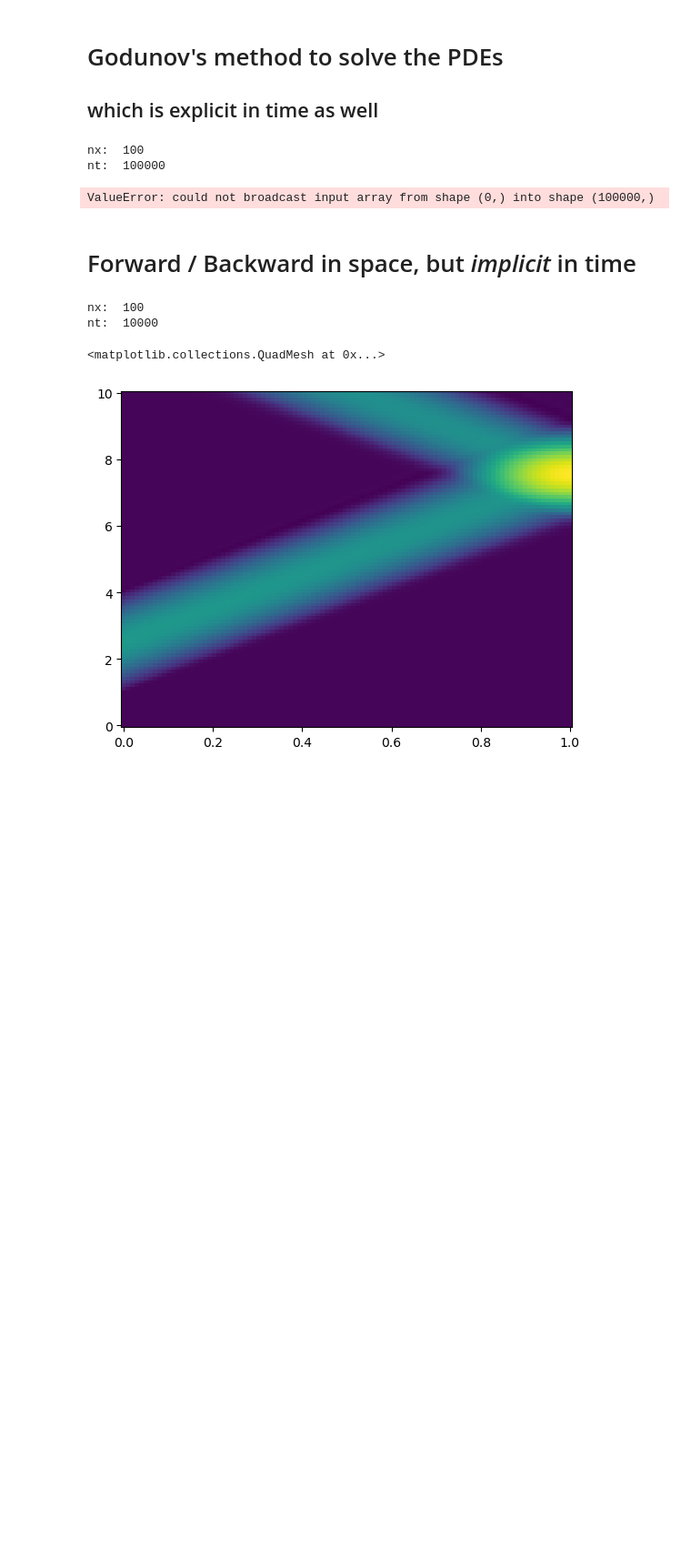
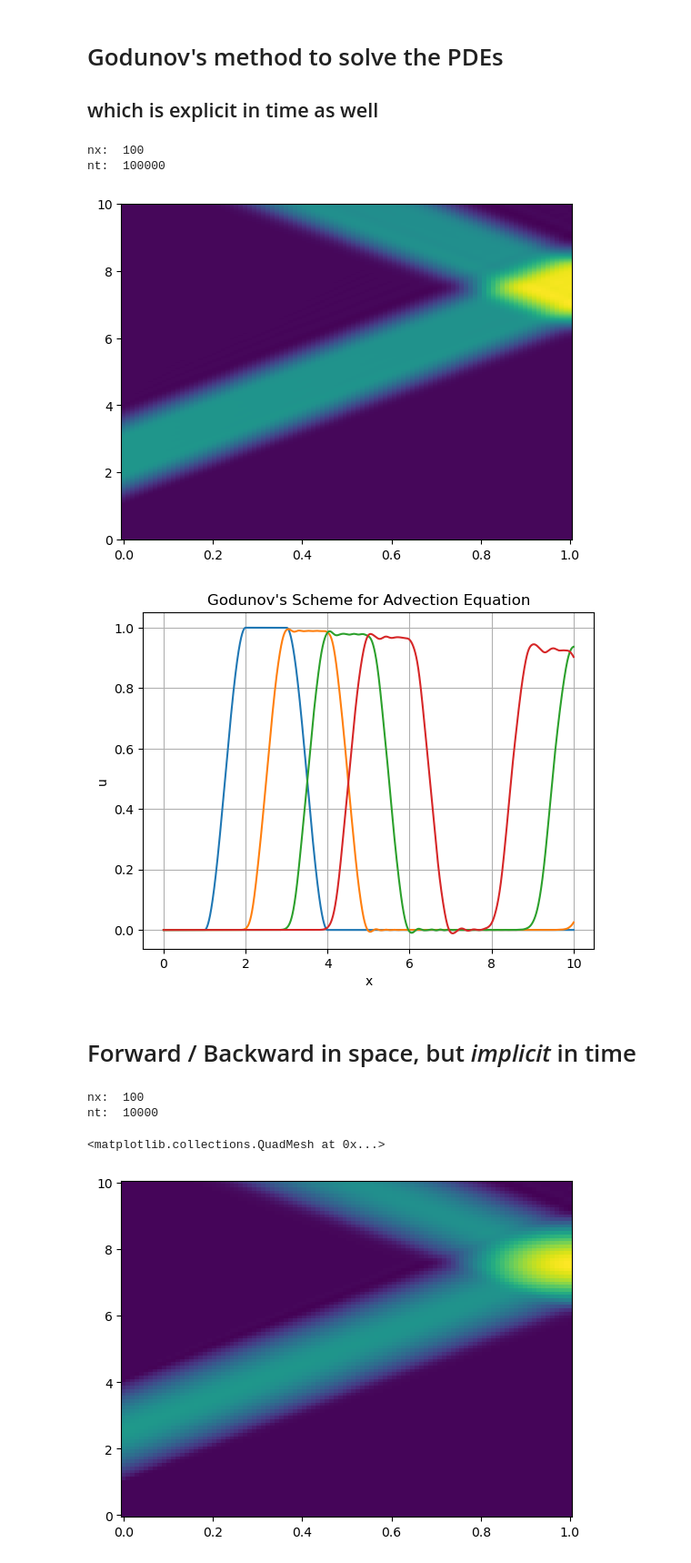
Before and after one commit to AlejandroPenacho/PINN-Project, a Jupyter notebook: numerical.ipynb, the cells around one changed output. Shown at 91% size. Saved outputs shown, nothing was run; the diff lists cells and outputs as text; code cells hidden in the pictures; blank space fills up the shorter version.

```diff
--- a/numerical.ipynb
+++ b/numerical.ipynb
@@ -122,41 +139,43 @@ u[0,int(0.1*t_f/dt):int(0.2*t_f/dt)] = 3*( np.arange(0,int(0.1*t_f/dt) ) / int(0
 u[0,int(0.2*t_f/dt):int(0.3*t_f/dt)] = 1
 u[0,int(0.3*t_f/dt):int(0.4*t_f/dt)] = 1-(3*( np.arange(0,int(0.1*t_f/dt)) / int(0.1*t_f/dt) )**2 - 2*( np.arange(0,int(0.1*t_f/dt) ) / int(0.1*t_f/dt))**3)
 
-u[0,:] = np.sin(np.arange(0,)*np.pi/int(0.3*t_f/dt))
+# u[0,:] = np.sin(np.arange(0,)*np.pi/int(0.3*t_f/dt))
 
 # Time-stepping loop
 for n in range(1,nt):
     # Compute fluxes at cell interfaces
 
     i[:-1,n] = i[:-1,n-1] - dt * (1/L *(u[1:,n-1] - u[:-1,n-1])/ dx   + R / L * i[:-1,n-1] )
 
     i[-1,n] = u[-1,n]/RL
 
     u[1:,n] = u[1:,n-1] - dt * (1/L *(i[1:,n-1] - i[:-1,n-1])/ dx   + G / C * u[:-1,n-1] )
 
 
 fig = plt.figure()
 ax = fig.subplots()
 
 T, X = np.meshgrid(np.linspace(0,10,int(nt/100)), np.linspace(0,1,nx))
 
 ax.pcolormesh(X, T, u[:,0::100])
 
 # Plot the final solution
+plt.figure()
 x = np.linspace(0, nt * dt, nt)
 plt.plot(x, u[00,:])
 plt.plot(x, u[20,:])
 plt.plot(x, u[40,:])
 plt.plot(x, u[60,:])
 plt.xlabel("x")
 plt.ylabel("u")
 plt.title("Godunov's Scheme for Advection Equation")
 plt.grid(True)
 plt.show()
 # %% [output]
 nx:  100
 nt:  100000
-ValueError: could not broadcast input array from shape (0,) into shape (100000,)
+[figure, added]
+[figure, added]
 # %% [markdown]
 # Forward / Backward in space, but *implicit* in time
 # %%
```
Also changed, not shown: parts of 3 cells of this notebook.
